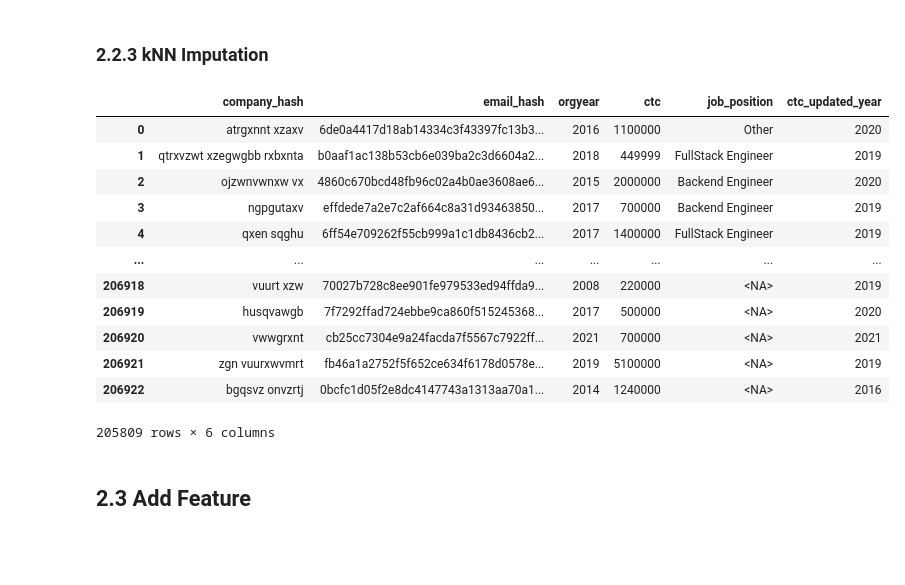
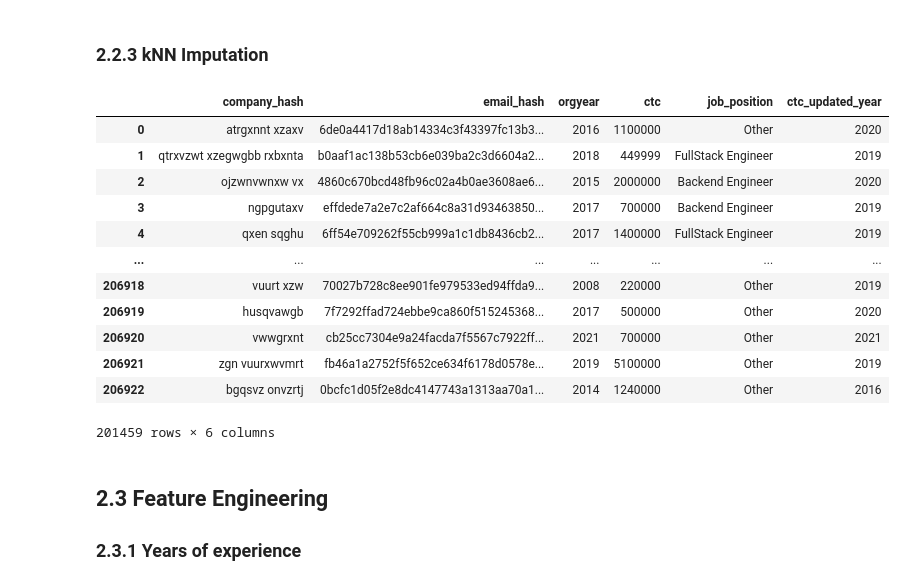
Before and after one commit to ravikumargrk/assignments, a Jupyter notebook: case-studies/20241229-Clustering.ipynb, the cells around one changed output. Drawn from its saved outputs; the diff is of its cells as text; code cells hidden in the pictures; blank space fills up the shorter version.

```diff
--- a/case-studies/20241229-Clustering.ipynb
+++ b/case-studies/20241229-Clustering.ipynb
@@ -155,2 +161,7 @@ len(df_raw) - len(df_dropped)
+# %%
+MIN_ORGYR = 1900
+MAX_ORGYR = 2032
+
+df_processed.loc[:, 'orgyear'] = df_processed['orgyear'].apply(lambda yr: pd.NA if ((yr < MIN_ORGYR) | (yr > MAX_ORGYR)) else yr)
 # %% [markdown]
 ### 2.1.2 Remove special characters
@@ -167,2 +168,2 @@ df_stringcols = df_dropped.select_dtypes(include=pd.StringDtype())
 # %%
-df_cleaned.loc[:, 'job_position'] = df_stringcols['job_position'].str.replace(r'[A-Za-z0-9 ]+', '')
+df_processed.loc[:, 'job_position'] = df_processed['job_position'].str.replace(r'[A-Za-z0-9 ]+', '')
@@ -175,0 +191,2 @@ df_cleaned.loc[:, 'company_hash'] = df_dropped['company_hash'].fillna('NA')
+# %%
+df_processed.drop_duplicates(inplace=True)
@@ -193,9 +204,9 @@ dtype: int64
 from sklearn.preprocessing import LabelEncoder
 enc = LabelEncoder()
 # %%
-df_non_pii = df_cleaned.iloc[:,[2, 3, 5]].copy() # first 2 columns are PII data
+df_non_pii = df_processed.iloc[:,[2, 3, 5]].copy() # first 2 columns are PII data
 
-df_non_pii.loc[:, 'job_position'] = enc.fit_transform(df_cleaned['job_position'].fillna('NA'))
+df_non_pii.loc[:, 'job_position'] = enc.fit_transform(df_processed['job_position'].fillna('NA'))
 df_non_pii.head()
 # %% [output]
 |  | orgyear | ctc | ctc_updated_year | job_position |
@@ -227,25 +238,26 @@ imputer = KNNImputer()
 
 X_imputed = imputer.fit_transform(X_scaled)
 # %%
-df_imputed = df_cleaned.copy(deep=True)
+df_imputed = df_processed.copy(deep=True)
 df_imputed.loc[:, 'orgyear'] = scaler.inverse_transform(X_imputed)[:, 0].round()
 df_imputed
 # %% [output]
 |  | company_hash | email_hash | orgyear | ctc | job_position | ctc_updated_year |
 | 0 | atrgxnnt xzaxv | 6de0a4417d18ab14334c3f43397fc13b3... | 2016 | 1100000 | Other | 2020 |
 | 1 | qtrxvzwt xzegwgbb rxbxnta | b0aaf1ac138b53cb6e039ba2c3d6604a2... | 2018 | 449999 | FullStack Engineer | 2019 |
 | 2 | ojzwnvwnxw vx | 4860c670bcd48fb96c02a4b0ae3608ae6... | 2015 | 2000000 | Backend Engineer | 2020 |
 | 3 | ngpgutaxv | effdede7a2e7c2af664c8a31d93463850... | 2017 | 700000 | Backend Engineer | 2019 |
 | 4 | qxen sqghu | 6ff54e709262f55cb999a1c1db8436cb2... | 2017 | 1400000 | FullStack Engineer | 2019 |
 | ... | ... | ... | ... | ... | ... | ... |
-| 206918 | vuurt xzw | 70027b728c8ee901fe979533ed94ffda9... | 2008 | 220000 | <NA> | 2019 |
-| 206919 | husqvawgb | 7f7292ffad724ebbe9ca860f515245368... | 2017 | 500000 | <NA> | 2020 |
-| 206920 | vwwgrxnt | cb25cc7304e9a24facda7f5567c7922ff... | 2021 | 700000 | <NA> | 2021 |
-| 206921 | zgn vuurxwvmrt | fb46a1a2752f5f652ce634f6178d0578e... | 2019 | 5100000 | <NA> | 2019 |
-| 206922 | bgqsvz onvzrtj | 0bcfc1d05f2e8dc4147743a1313aa70a1... | 2014 | 1240000 | <NA> | 2016 |
+| 206918 | vuurt xzw | 70027b728c8ee901fe979533ed94ffda9... | 2008 | 220000 | Other | 2019 |
+| 206919 | husqvawgb | 7f7292ffad724ebbe9ca860f515245368... | 2017 | 500000 | Other | 2020 |
+| 206920 | vwwgrxnt | cb25cc7304e9a24facda7f5567c7922ff... | 2021 | 700000 | Other | 2021 |
+| 206921 | zgn vuurxwvmrt | fb46a1a2752f5f652ce634f6178d0578e... | 2019 | 5100000 | Other | 2019 |
+| 206922 | bgqsvz onvzrtj | 0bcfc1d05f2e8dc4147743a1313aa70a1... | 2014 | 1240000 | Other | 2016 |
-205809 rows × 6 columns
+201459 rows × 6 columns
 # %% [markdown]
-## 2.3 Add Feature
+## 2.3 Feature Engineering
+### 2.3.1 Years of experience
 # %%
 df_imputed.loc[:, 'years_of_experience'] = df_imputed['ctc_updated_year'] - df_imputed['orgyear']
 # %%
```
Also changed, not shown: parts of 34 cells of this notebook.
